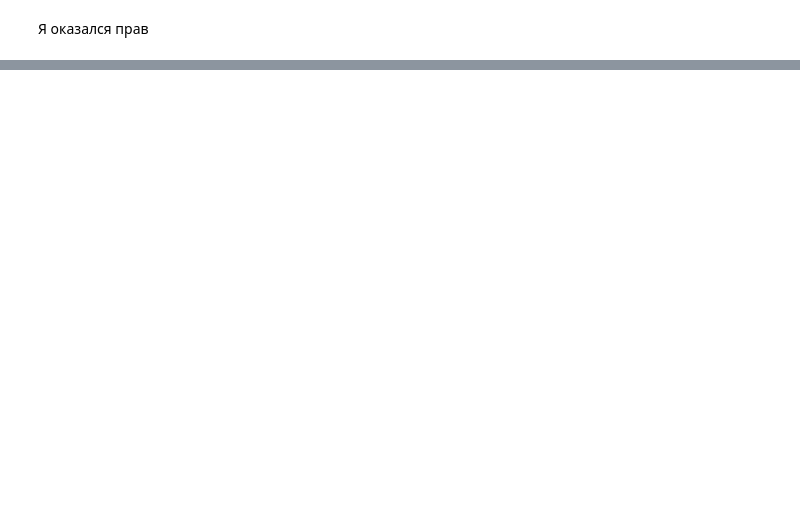
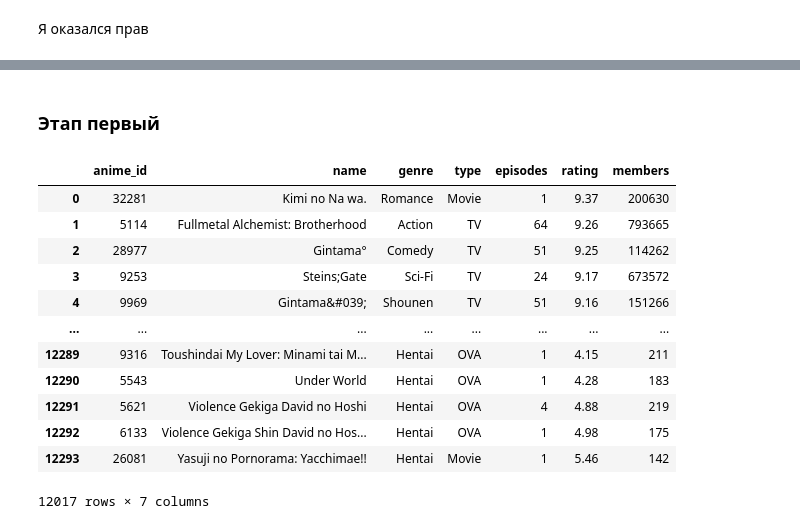
Before and after one commit to sashafromlibertalia/anime-analysis, a Jupyter notebook: anime-analysis.ipynb, the cells around one changed output, grey strips where cells are left out. Saved outputs shown, nothing was run; the diff lists cells and outputs as text; code cells hidden in the pictures; blank space fills up the shorter version.

```diff
--- a/anime-analysis.ipynb
+++ b/anime-analysis.ipynb
@@ -234,0 +249,21 @@ plt.scatter(y_test, y_pred)
+# %% [markdown]
+### Этап первый
+# %%
+anime_df = anime
+anime_df = anime_df.dropna()
+anime_df['genre'] = anime_df['genre'].agg(lambda x: random.choice(x.split(', ')))
+anime_df
+# %% [output]
+|  | anime_id | name | genre | type | episodes | rating | members |
+| 0 | 32281 | Kimi no Na wa. | Romance | Movie | 1 | 9.37 | 200630 |
+| 1 | 5114 | Fullmetal Alchemist: Brotherhood | Action | TV | 64 | 9.26 | 793665 |
+| 2 | 28977 | Gintama° | Comedy | TV | 51 | 9.25 | 114262 |
+| 3 | 9253 | Steins;Gate | Sci-Fi | TV | 24 | 9.17 | 673572 |
+| 4 | 9969 | Gintama&#039; | Shounen | TV | 51 | 9.16 | 151266 |
+| ... | ... | ... | ... | ... | ... | ... | ... |
+| 12289 | 9316 | Toushindai My Lover: Minami tai M... | Hentai | OVA | 1 | 4.15 | 211 |
+| 12290 | 5543 | Under World | Hentai | OVA | 1 | 4.28 | 183 |
+| 12291 | 5621 | Violence Gekiga David no Hoshi | Hentai | OVA | 4 | 4.88 | 219 |
+| 12292 | 6133 | Violence Gekiga Shin David no Hos... | Hentai | OVA | 1 | 4.98 | 175 |
+| 12293 | 26081 | Yasuji no Pornorama: Yacchimae!! | Hentai | Movie | 1 | 5.46 | 142 |
+12017 rows × 7 columns
```
Also changed, not shown: parts of 12 cells of this notebook.
